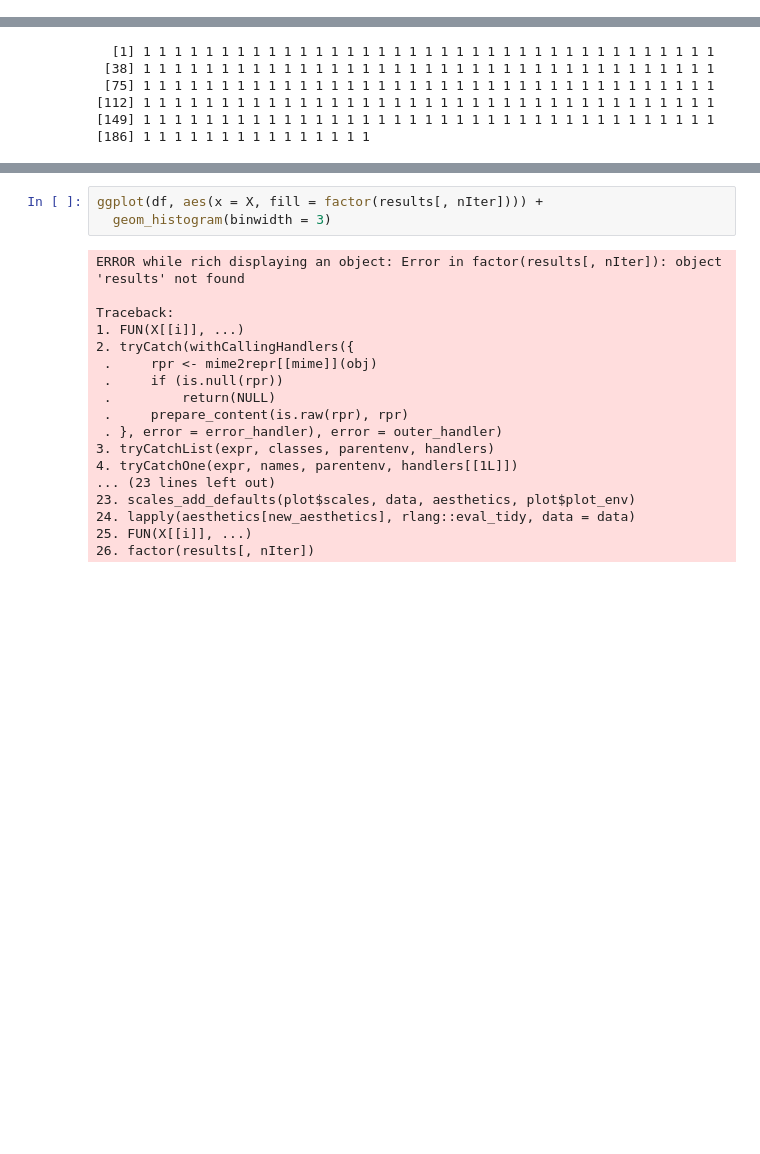
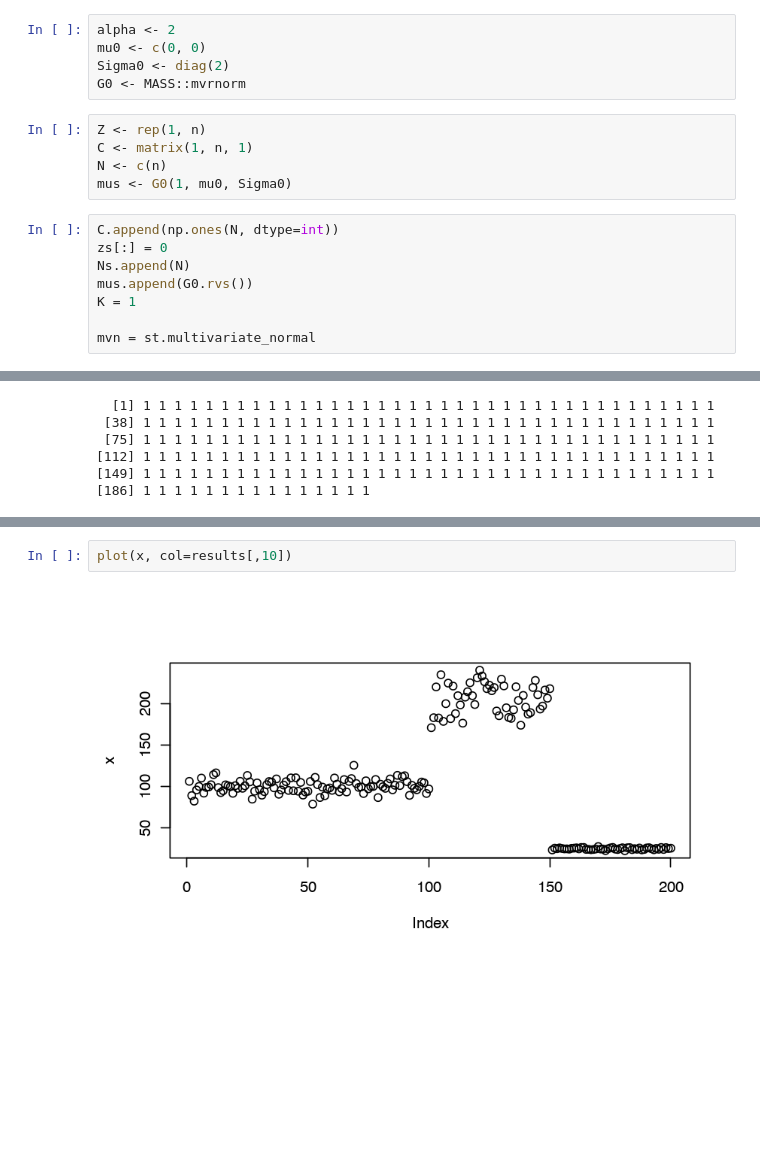
Before and after one commit to dirmeier/etudes, a Jupyter notebook: dirichlet_process_mixture_models.ipynb, the cells around one changed output, grey strips where cells are left out. Cells and saved outputs as stored; diff of their text form; blank space fills up the shorter version.

```diff
--- a/dirichlet_process_mixture_models.ipynb
+++ b/dirichlet_process_mixture_models.ipynb
@@ -0,0 +85,18 @@
+# %%
+alpha <- 2
+mu0 <- c(0, 0)
+Sigma0 <- diag(2)
+G0 <- MASS::mvrnorm
+# %%
+Z <- rep(1, n)
+C <- matrix(1, n, 1)
+N <- c(n)
+mus <- G0(1, mu0, Sigma0)
+# %%
+C.append(np.ones(N, dtype=int))
+zs[:] = 0
+Ns.append(N)
+mus.append(G0.rvs())
+K = 1
+
+mvn = st.multivariate_normal
@@ -319,22 +534,4 @@ results
-# %%
-ggplot(df, aes(x = X, fill = factor(results[, nIter]))) +
-  geom_histogram(binwidth = 3)
-# %% [output]
-ERROR while rich displaying an object: Error in factor(results[, nIter]): object 'results' not found
-
-Traceback:
-1. FUN(X[[i]], ...)
-2. tryCatch(withCallingHandlers({
- .     rpr <- mime2repr[[mime]](obj)
- .     if (is.null(rpr))
- .         return(NULL)
- .     prepare_content(is.raw(rpr), rpr)
- . }, error = error_handler), error = outer_handler)
-3. tryCatchList(expr, classes, parentenv, handlers)
-4. tryCatchOne(expr, names, parentenv, handlers[[1L]])
-... (23 lines left out)
-23. scales_add_defaults(plot$scales, data, aesthetics, plot$plot_env)
-24. lapply(aesthetics[new_aesthetics], rlang::eval_tidy, data = data)
-25. FUN(X[[i]], ...)
-26. factor(results[, nIter])
-[figure, removed]
+# %%
+plot(x, col=results[,10])
+# %% [output]
+[figure, added]
```
Also changed, not shown: parts of 28 cells of this notebook, 2 other files.
